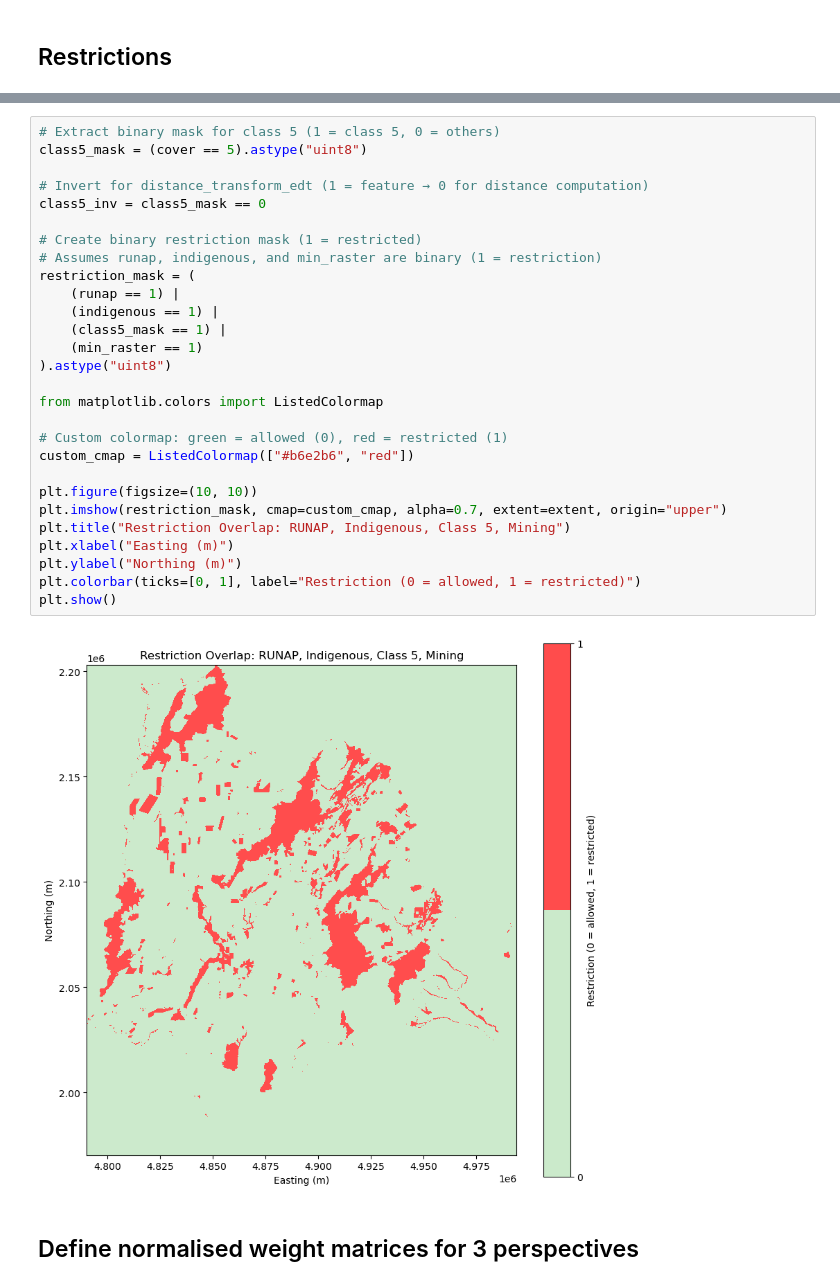
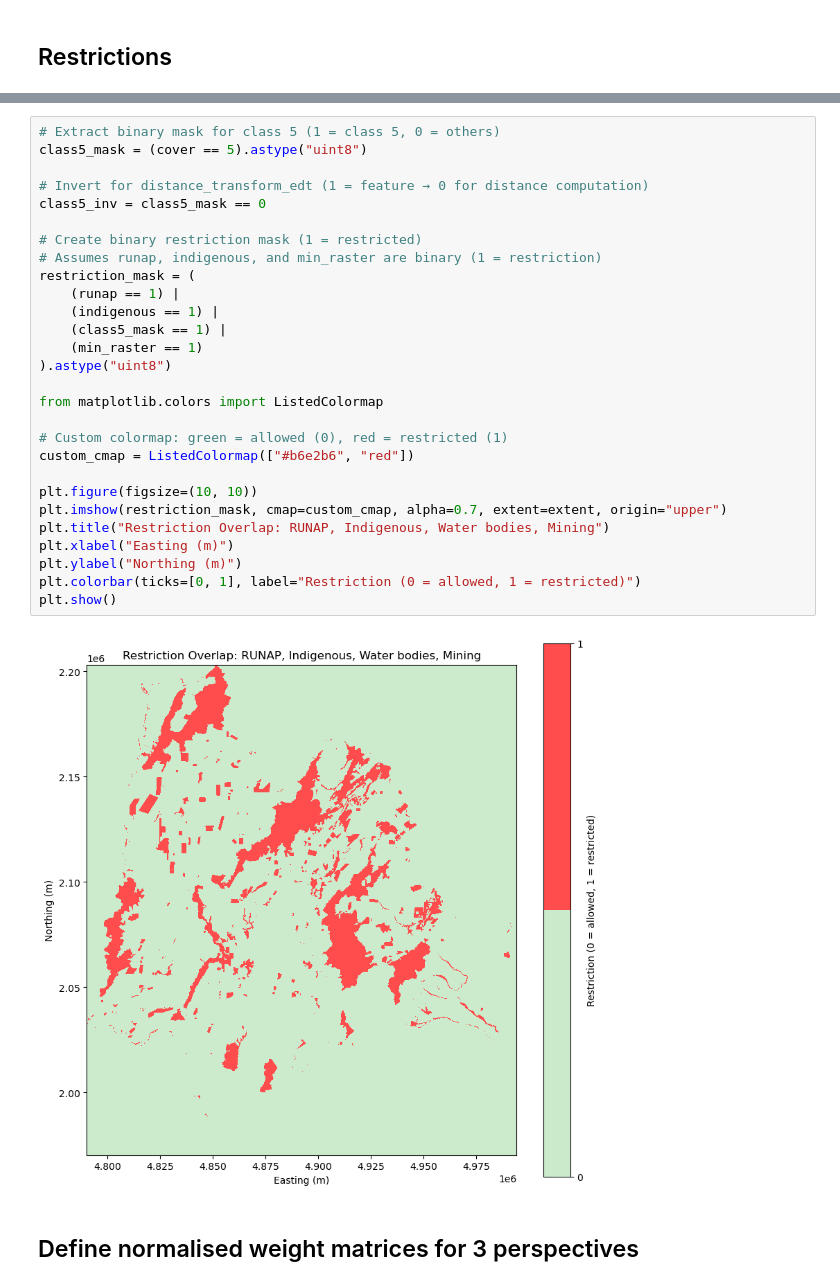
Before and after one commit to aliciaarevalor/SMCA, a Jupyter notebook: notebooks/multicriteria-analysis-part2.ipynb, the cells around one changed output, grey strips where cells are left out. Cells and saved outputs as stored; diff of their text form.

```diff
--- a/notebooks/multicriteria-analysis-part2.ipynb
+++ b/notebooks/multicriteria-analysis-part2.ipynb
@@ -365,33 +365,33 @@ plt.show()
 # %%
 # Extract binary mask for class 5 (1 = class 5, 0 = others)
 class5_mask = (cover == 5).astype("uint8")
 
 # Invert for distance_transform_edt (1 = feature → 0 for distance computation)
 class5_inv = class5_mask == 0
 
 # Create binary restriction mask (1 = restricted)
 # Assumes runap, indigenous, and min_raster are binary (1 = restriction)
 restriction_mask = (
     (runap == 1) |
     (indigenous == 1) |
     (class5_mask == 1) |
     (min_raster == 1)
 ).astype("uint8")
 
 from matplotlib.colors import ListedColormap
 
 # Custom colormap: green = allowed (0), red = restricted (1)
 custom_cmap = ListedColormap(["#b6e2b6", "red"])
 
 plt.figure(figsize=(10, 10))
 plt.imshow(restriction_mask, cmap=custom_cmap, alpha=0.7, extent=extent, origin="upper")
-plt.title("Restriction Overlap: RUNAP, Indigenous, Class 5, Mining")
+plt.title("Restriction Overlap: RUNAP, Indigenous, Water bodies, Mining")
 plt.xlabel("Easting (m)")
 plt.ylabel("Northing (m)")
 plt.colorbar(ticks=[0, 1], label="Restriction (0 = allowed, 1 = restricted)")
 plt.show()
 # %% [output]
-[figure, old version]
+[figure, new version]
 # %% [markdown]
 ## Define normalised weight matrices for 3 perspectives
 # %% [markdown]
```
Also changed, not shown: parts of 5 cells of this notebook, 4 other files.
